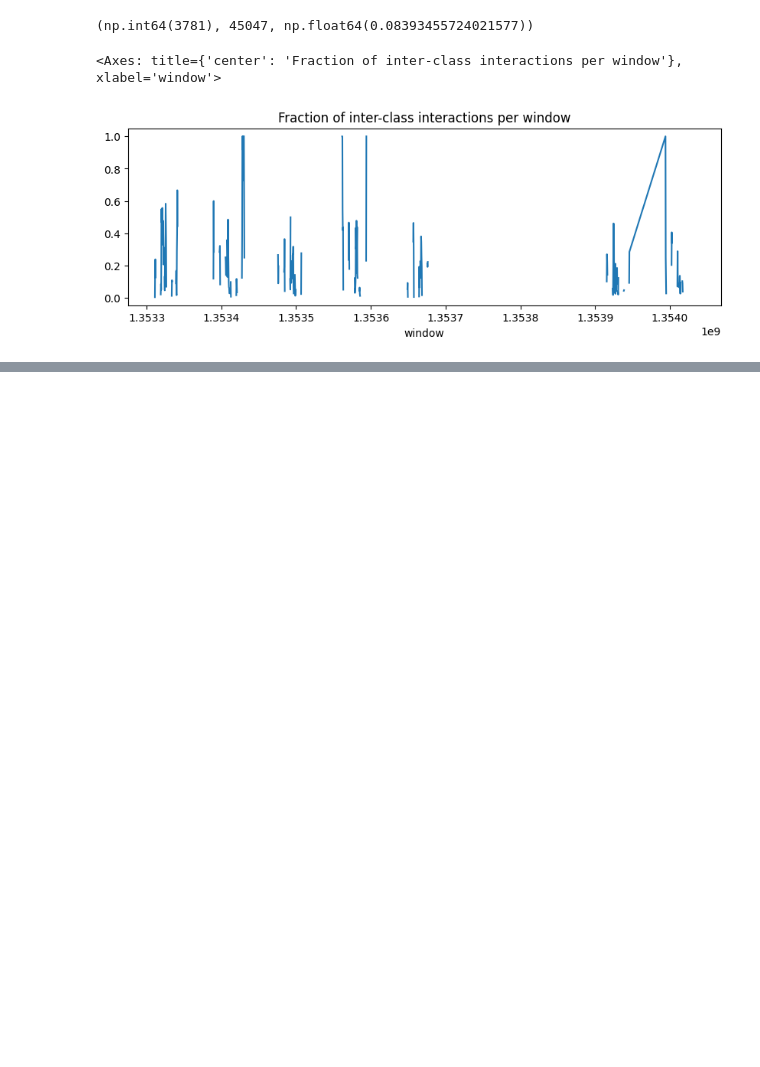
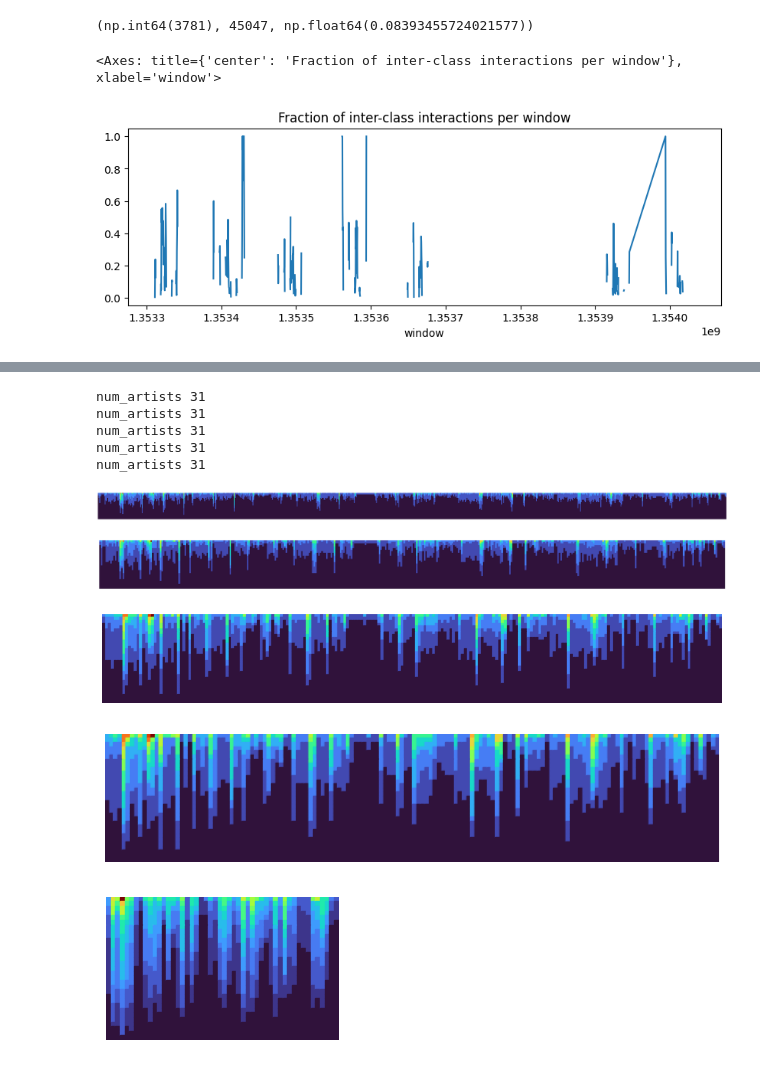
Before and after one commit to mibar3/NetworkRugs, a Jupyter notebook: contact_pattern.ipynb, the cells around one changed output, grey strips where cells are left out. Cells and saved outputs as stored; diff of their text form; code cells hidden in the pictures; blank space fills up the shorter version.

```diff
--- a/contact_pattern.ipynb
+++ b/contact_pattern.ipynb
@@ -991,0 +1067,15 @@ ratio_per_window.plot(
+# %%
+TARGET_CLASS = "MP*1"
+
+df_class_mp1 = df_2012.loc[
+    (df_2012["class_id_1"] == TARGET_CLASS) &
+    (df_2012["class_id_2"] == TARGET_CLASS),
+    ["id_1", "id_2", "time_interval"]
+].copy()
+
+# undirected edge normalization (do once)
+df_class_mp1["u"] = df_class_mp1[["id_1", "id_2"]].min(axis=1)
+df_class_mp1["v"] = df_class_mp1[["id_1", "id_2"]].max(axis=1)
+
+# stable node set (do once)
+nodes = pd.unique(df_class[["u", "v"]].to_numpy().ravel())
@@ -991,0 +1101,40 @@ ratio_per_window.plot(
+# %%
+WINDOWS = {
+    "5min":  300,
+    "10min": 600,
+    "20min": 1200,
+    "30min": 1800,
+    "60 min": 6000
+}
+
+# Graph generation for each window for 1 class
+graphs_by_resolution = {}
+
+for label, window_size in WINDOWS.items():
+    graphs_by_resolution[label] = build_graphs_by_window(
+        df_class, nodes, window_size
+    )
+# %%
+from ba_utils.orderings import get_degree_ordering
+from ba_utils.visualization import draw_rug_from_graphs
+
+for label, graphs in graphs_by_resolution.items():
+    ordering = get_degree_ordering(graphs)
+
+    draw_rug_from_graphs(
+        graphs_data=graphs,
+        ordering=ordering,
+        color_encoding="degree",
+        pixel_size=6
+    )
+# %% [output]
+num_artists 31
+num_artists 31
+num_artists 31
+num_artists 31
+num_artists 31
+[figure, added]
+[figure, added]
+[figure, added]
+[figure, added]
+[figure, added]
```
Also changed, not shown: parts of 14 cells of this notebook.
